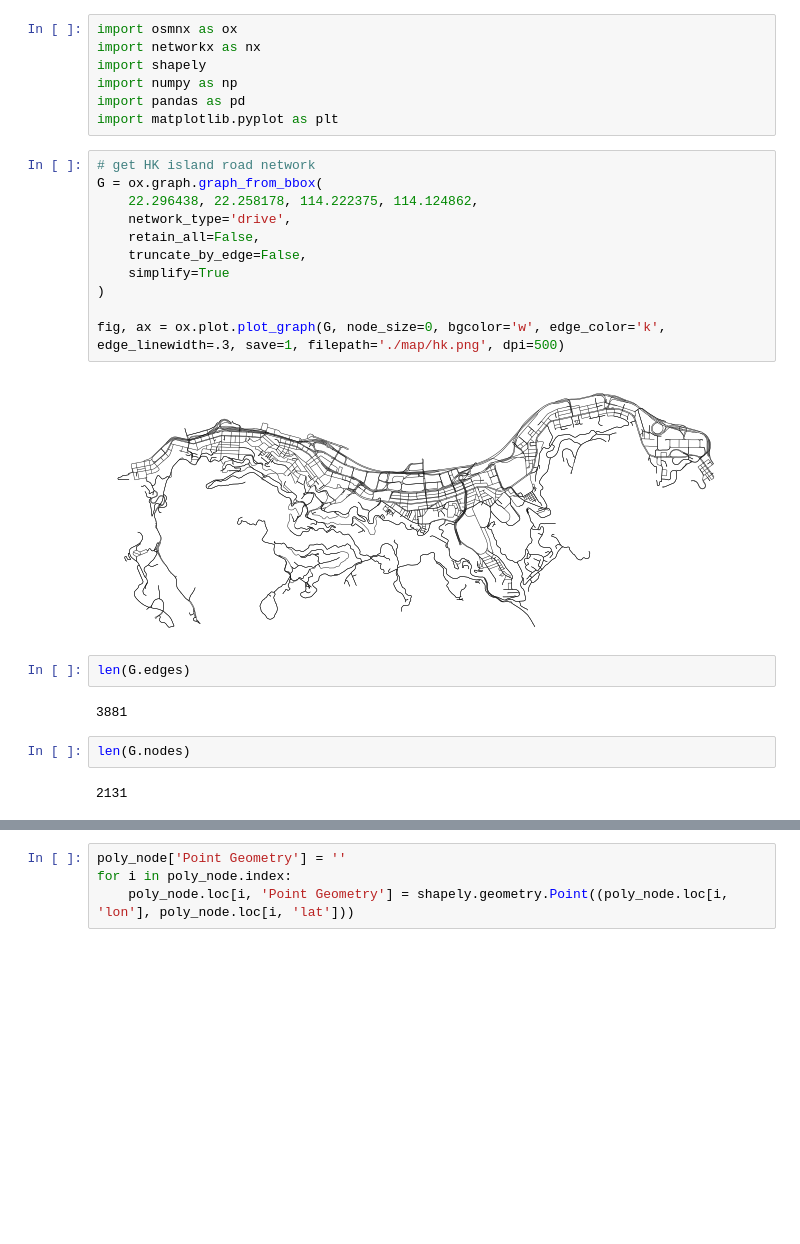
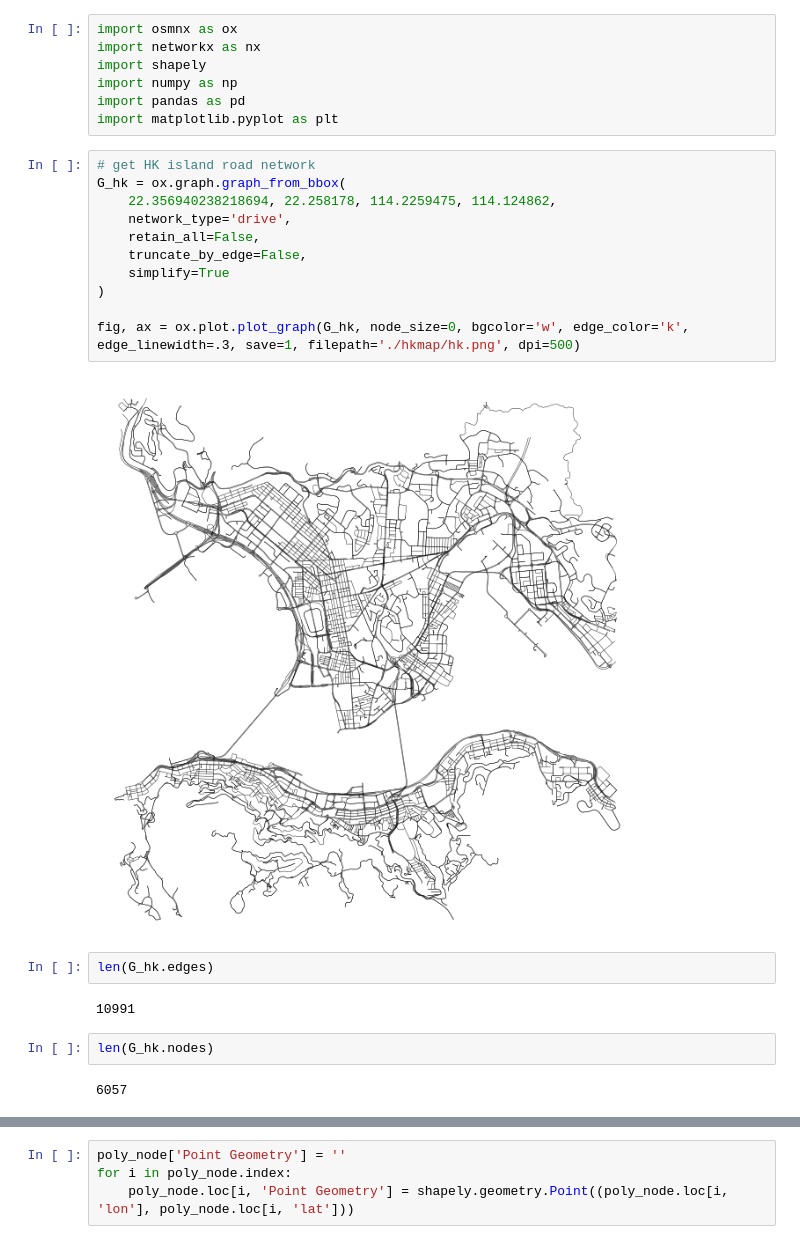
Before and after one commit to khzhang2/HK_region_partition, a Jupyter notebook: HK_region_partition_HKI_KL.ipynb, the cells around one changed output, grey strips where cells are left out. Cells and saved outputs as stored; diff of their text form; blank space fills up the shorter version.

```diff
--- a/HK_region_partition_HKI_KL.ipynb
+++ b/HK_region_partition_HKI_KL.ipynb
@@ -11,23 +11,23 @@ import pandas as pd
 import matplotlib.pyplot as plt
 # %%
 # get HK island road network
-G = ox.graph.graph_from_bbox(
-    22.296438, 22.258178, 114.222375, 114.124862,
+G_hk = ox.graph.graph_from_bbox(
+    22.356940238218694, 22.258178, 114.2259475, 114.124862,
     network_type='drive',
     retain_all=False,
     truncate_by_edge=False,
     simplify=True
 )
 
-fig, ax = ox.plot.plot_graph(G, node_size=0, bgcolor='w', edge_color='k', edge_linewidth=.3, save=1, filepath='./map/hk.png', dpi=500)
+fig, ax = ox.plot.plot_graph(G_hk, node_size=0, bgcolor='w', edge_color='k', edge_linewidth=.3, save=1, filepath='./hkmap/hk.png', dpi=500)
 # %% [output]
-[figure, old version]
+[figure, new version]
 # %%
-len(G.edges)
+len(G_hk.edges)
 # %% [output]
-3881
+10991
 # %%
-len(G.nodes)
+len(G_hk.nodes)
 # %% [output]
-2131
+6057
 # %%
```
Also changed, not shown: parts of 9 cells of this notebook, 7 other files.
